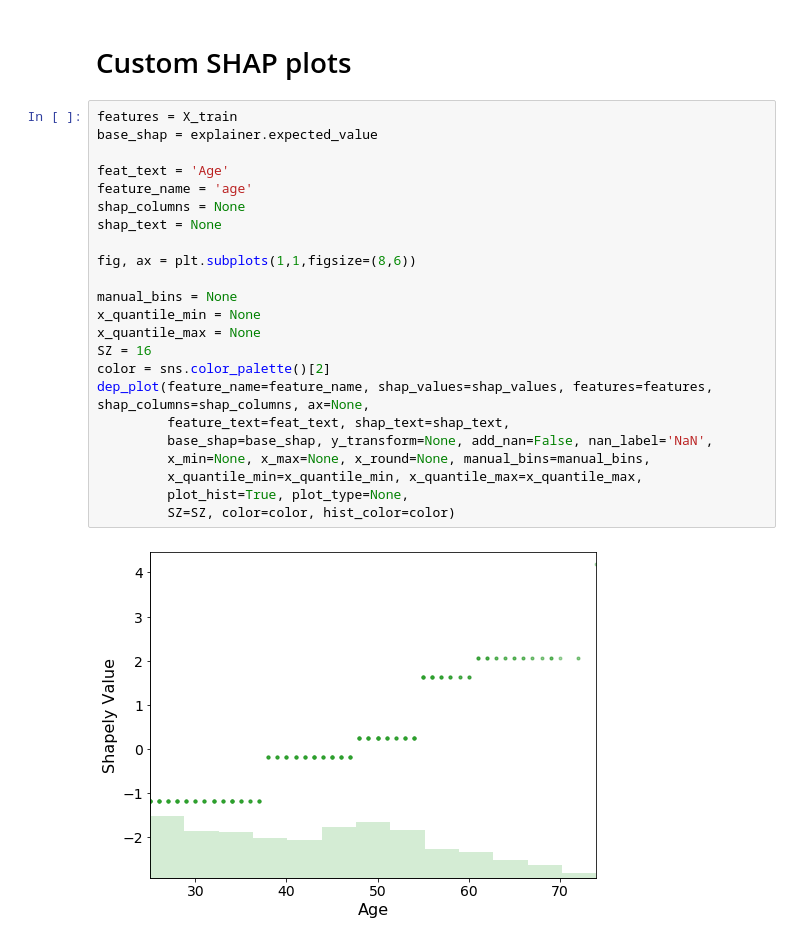
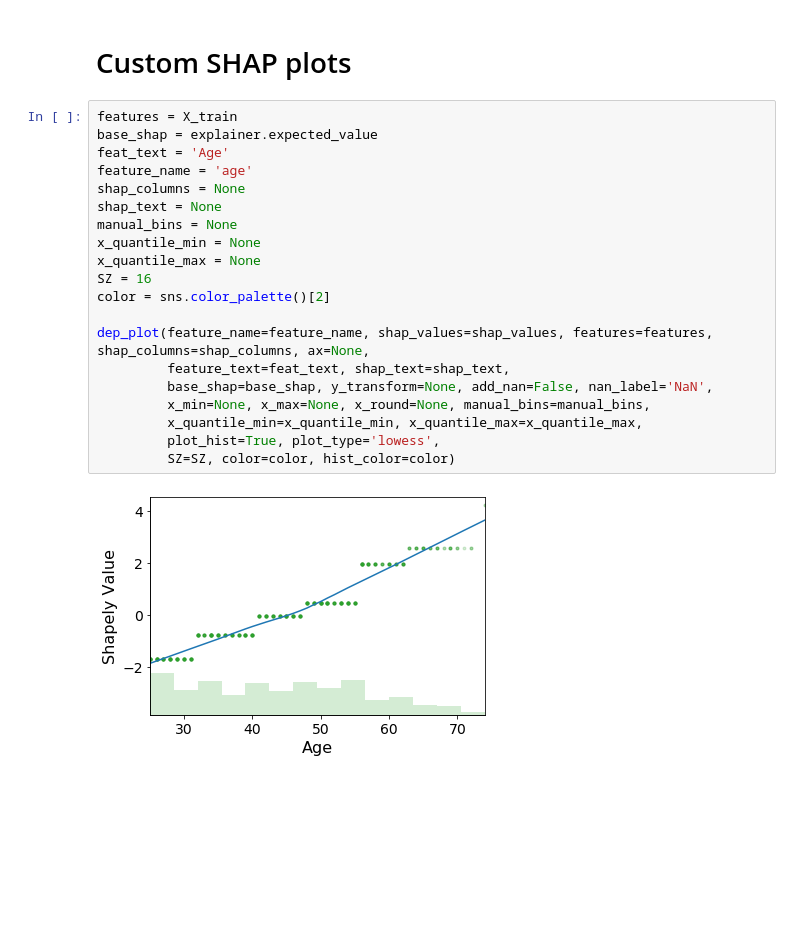
Before and after one commit to hrossman/prediction-evaluation, a Jupyter notebook: NHFES classification example.ipynb, the cells around one changed output. Saved outputs shown, nothing was run; the diff lists cells and outputs as text; blank space fills up the shorter version.

Commit message:
lowess added properly

```diff
--- a/NHFES classification example.ipynb
+++ b/NHFES classification example.ipynb
@@ -115,25 +115,22 @@ shap.dependence_plot(X_train.columns.get_loc('age'), shap_values, X_train)
 # %%
 features = X_train
 base_shap = explainer.expected_value
-
 feat_text = 'Age'
 feature_name = 'age'
 shap_columns = None
 shap_text = None
-
-fig, ax = plt.subplots(1,1,figsize=(8,6))
-
 manual_bins = None
 x_quantile_min = None
 x_quantile_max = None
 SZ = 16
 color = sns.color_palette()[2]
+
 dep_plot(feature_name=feature_name, shap_values=shap_values, features=features, shap_columns=shap_columns, ax=None,
          feature_text=feat_text, shap_text=shap_text,
          base_shap=base_shap, y_transform=None, add_nan=False, nan_label='NaN',
          x_min=None, x_max=None, x_round=None, manual_bins=manual_bins,
          x_quantile_min=x_quantile_min, x_quantile_max=x_quantile_max,
-         plot_hist=True, plot_type=None,
+         plot_hist=True, plot_type='lowess',
          SZ=SZ, color=color, hist_color=color)
 # %% [output]
-[figure, old version]
+[figure, new version]
```
Also changed, not shown: parts of 5 cells of this notebook, 1 other file.
